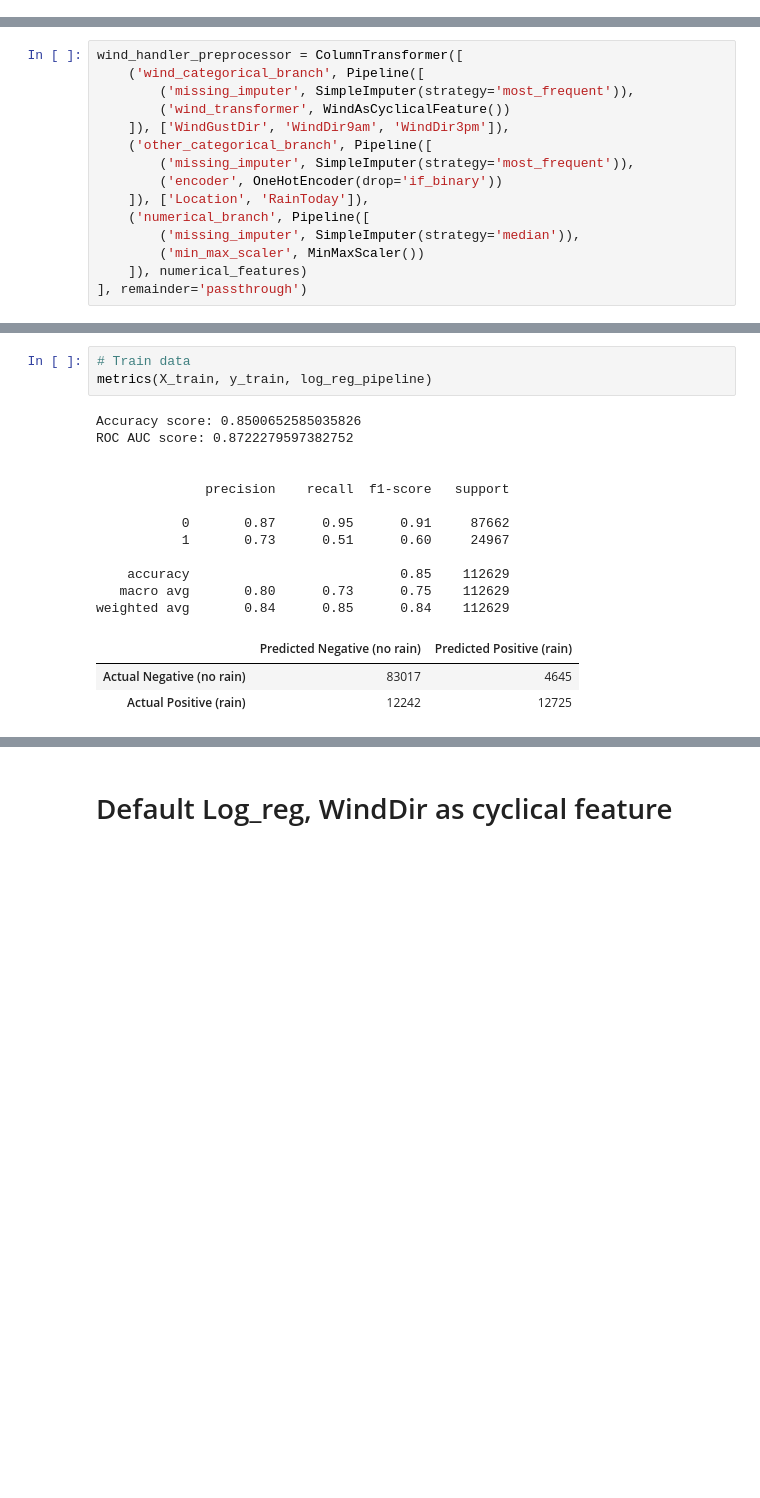
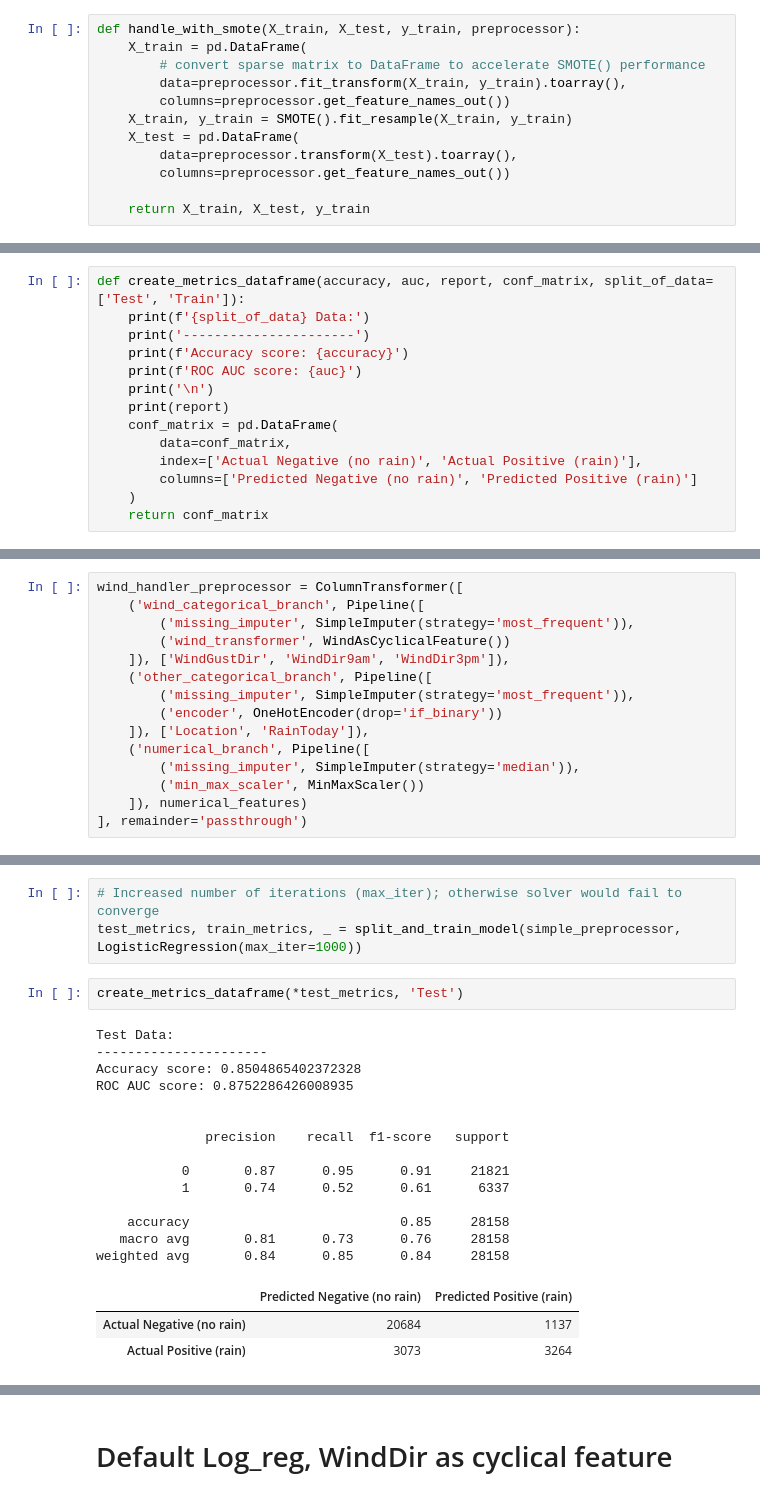
Before and after one commit to TomaszWasilewski/Predict-rain-in-Australia, a Jupyter notebook: rain_in_australia.ipynb, the cells around one changed output, grey strips where cells are left out. Drawn from its saved outputs; the diff is of its cells as text; blank space fills up the shorter version.

Commit message:
split_train_model_into_functions

```diff
--- a/rain_in_australia.ipynb
+++ b/rain_in_australia.ipynb
@@ -335,0 +363,12 @@ def metrics(X, y, model, threshold_lowered_to=None):
+# %%
+def handle_with_smote(X_train, X_test, y_train, preprocessor):
+    X_train = pd.DataFrame(
+        # convert sparse matrix to DataFrame to accelerate SMOTE() performance
+        data=preprocessor.fit_transform(X_train, y_train).toarray(),
+        columns=preprocessor.get_feature_names_out())
+    X_train, y_train = SMOTE().fit_resample(X_train, y_train)
+    X_test = pd.DataFrame(
+        data=preprocessor.transform(X_test).toarray(),
+        columns=preprocessor.get_feature_names_out())
+
+    return X_train, X_test, y_train
@@ -335,0 +454,14 @@ def metrics(X, y, model, threshold_lowered_to=None):
+# %%
+def create_metrics_dataframe(accuracy, auc, report, conf_matrix, split_of_data=['Test', 'Train']):
+    print(f'{split_of_data} Data:')
+    print('----------------------')
+    print(f'Accuracy score: {accuracy}')
+    print(f'ROC AUC score: {auc}')
+    print('\n')
+    print(report)
+    conf_matrix = pd.DataFrame(
+        data=conf_matrix,
+        index=['Actual Negative (no rain)', 'Actual Positive (rain)'],
+        columns=['Predicted Negative (no rain)', 'Predicted Positive (rain)']
+    )
+    return conf_matrix
@@ -488,19 +570,23 @@ weighted avg       0.84      0.85      0.84     28158
-# %%
-# Train data
-metrics(X_train, y_train, log_reg_pipeline)
-# %% [output]
-Accuracy score: 0.8500652585035826
-ROC AUC score: 0.8722279597382752
-
-
-              precision    recall  f1-score   support
-
-           0       0.87      0.95      0.91     87662
-           1       0.73      0.51      0.60     24967
-
-    accuracy                           0.85    112629
-   macro avg       0.80      0.73      0.75    112629
-weighted avg       0.84      0.85      0.84    112629
-|  | Predicted Negative (no rain) | Predicted Positive (rain) |
-| Actual Negative (no rain) | 83017 | 4645 |
-| Actual Positive (rain) | 12242 | 12725 |
+# %%
+# Increased number of iterations (max_iter); otherwise solver would fail to converge
+test_metrics, train_metrics, _ = split_and_train_model(simple_preprocessor, LogisticRegression(max_iter=1000))
+# %%
+create_metrics_dataframe(*test_metrics, 'Test')
+# %% [output]
+Test Data:
+----------------------
+Accuracy score: 0.8504865402372328
+ROC AUC score: 0.8752286426008935
+
+
+              precision    recall  f1-score   support
+
+           0       0.87      0.95      0.91     21821
+           1       0.74      0.52      0.61      6337
+
+    accuracy                           0.85     28158
+   macro avg       0.81      0.73      0.76     28158
+weighted avg       0.84      0.85      0.84     28158
+|  | Predicted Negative (no rain) | Predicted Positive (rain) |
+| Actual Negative (no rain) | 20684 | 1137 |
+| Actual Positive (rain) | 3073 | 3264 |
```
Also changed, not shown: parts of 112 cells of this notebook.
